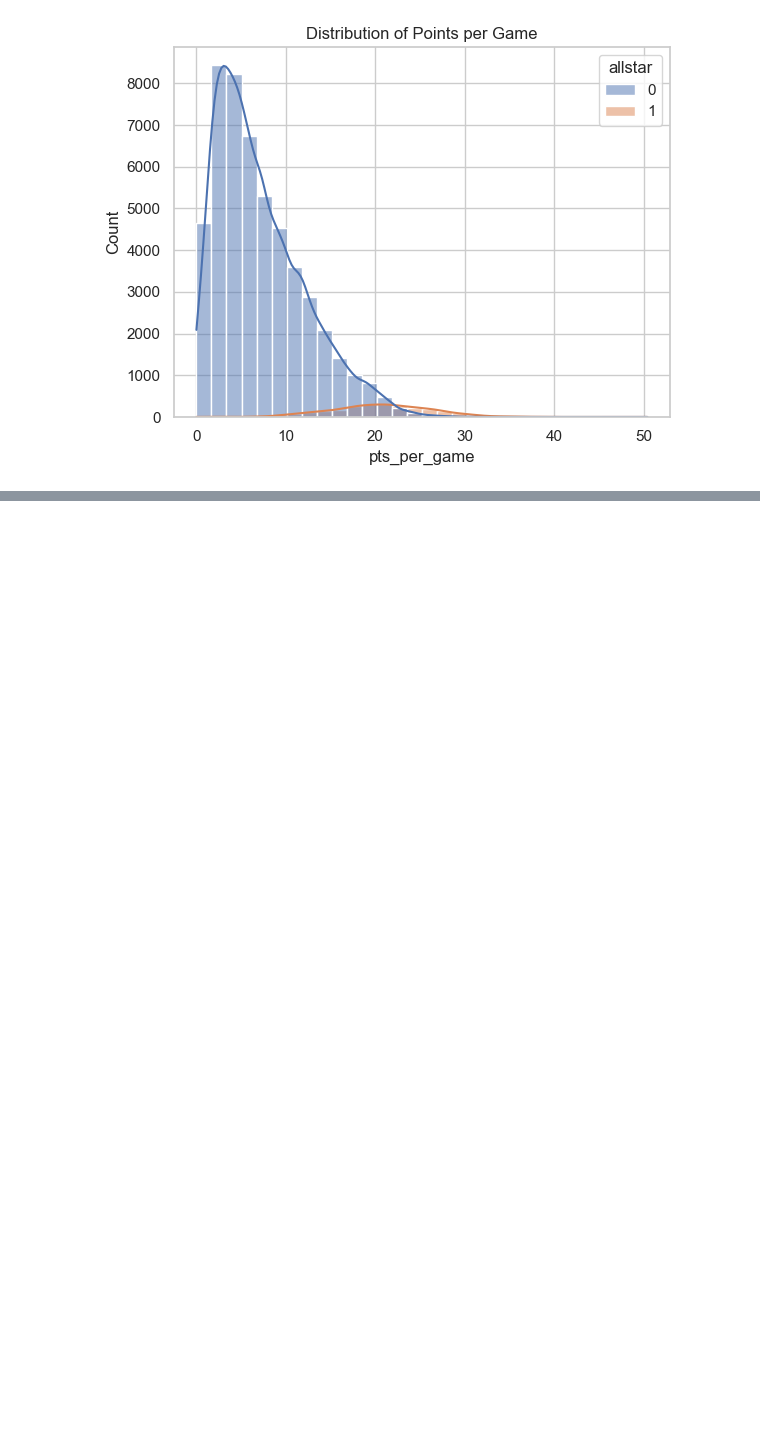
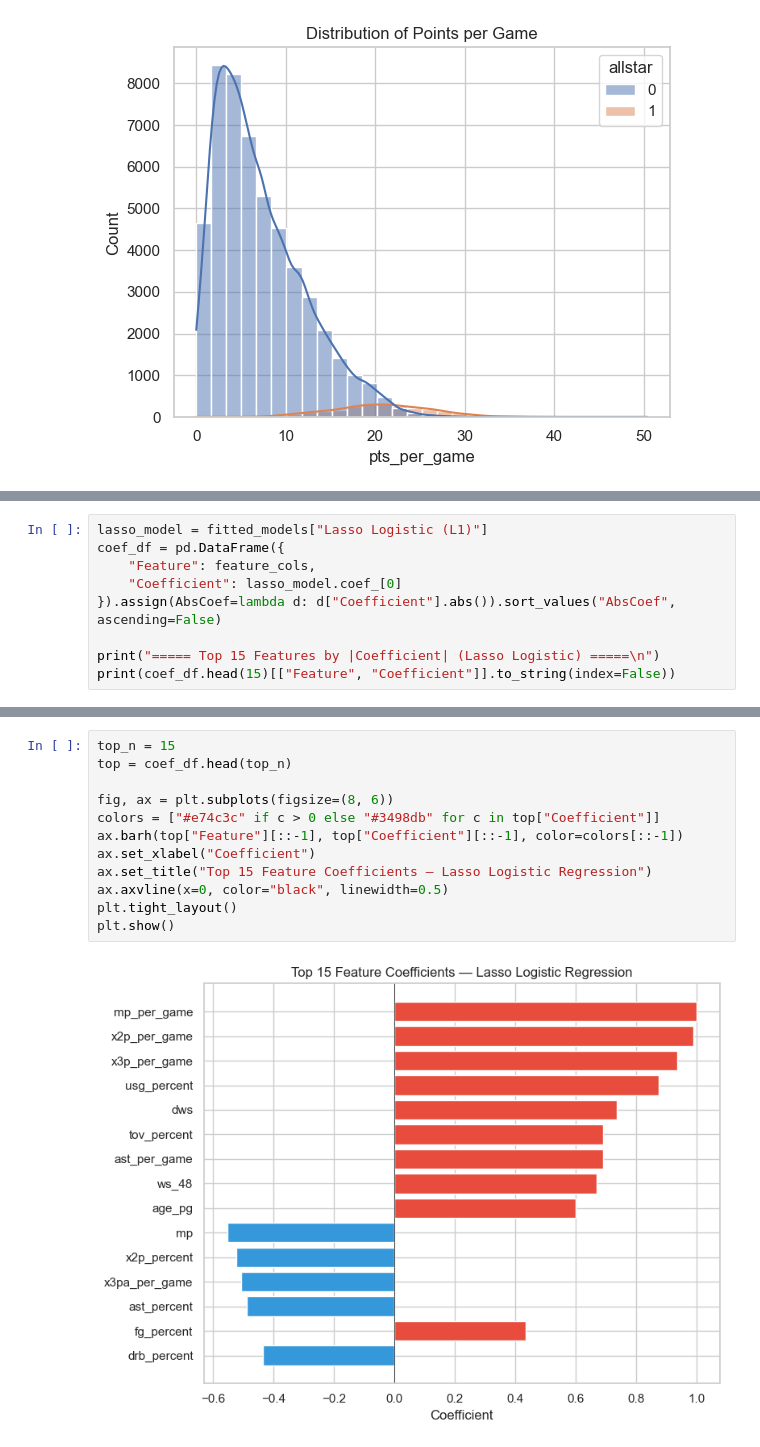
Before and after one commit to madhavnair007/NBA-All-Star-Selection-Prediction, a Jupyter notebook: Data-Cleaning.ipynb, the cells around one changed output, grey strips where cells are left out. Cells and saved outputs as stored; diff of their text form; blank space fills up the shorter version.

```diff
--- a/Data-Cleaning.ipynb
+++ b/Data-Cleaning.ipynb
@@ -129,0 +337,9 @@ testsdfsdf
+# %%
+lasso_model = fitted_models["Lasso Logistic (L1)"]
+coef_df = pd.DataFrame({
+    "Feature": feature_cols,
+    "Coefficient": lasso_model.coef_[0]
+}).assign(AbsCoef=lambda d: d["Coefficient"].abs()).sort_values("AbsCoef", ascending=False)
+
+print("===== Top 15 Features by |Coefficient| (Lasso Logistic) =====\n")
+print(coef_df.head(15)[["Feature", "Coefficient"]].to_string(index=False))
@@ -129,0 +365,14 @@ testsdfsdf
+# %%
+top_n = 15
+top = coef_df.head(top_n)
+
+fig, ax = plt.subplots(figsize=(8, 6))
+colors = ["#e74c3c" if c > 0 else "#3498db" for c in top["Coefficient"]]
+ax.barh(top["Feature"][::-1], top["Coefficient"][::-1], color=colors[::-1])
+ax.set_xlabel("Coefficient")
+ax.set_title("Top 15 Feature Coefficients — Lasso Logistic Regression")
+ax.axvline(x=0, color="black", linewidth=0.5)
+plt.tight_layout()
+plt.show()
+# %% [output]
+[figure, added]
```
Also changed, not shown: parts of 21 cells of this notebook.
